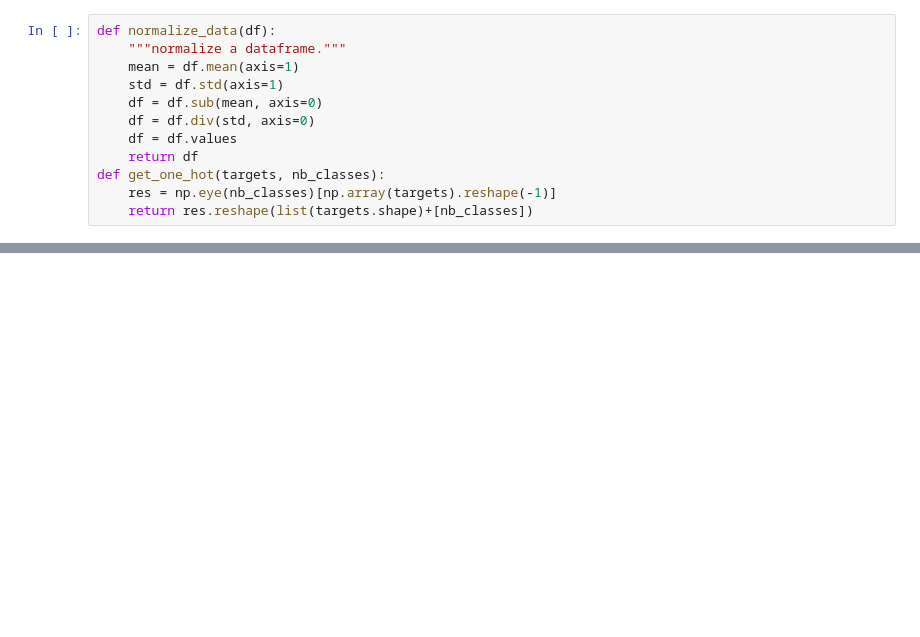
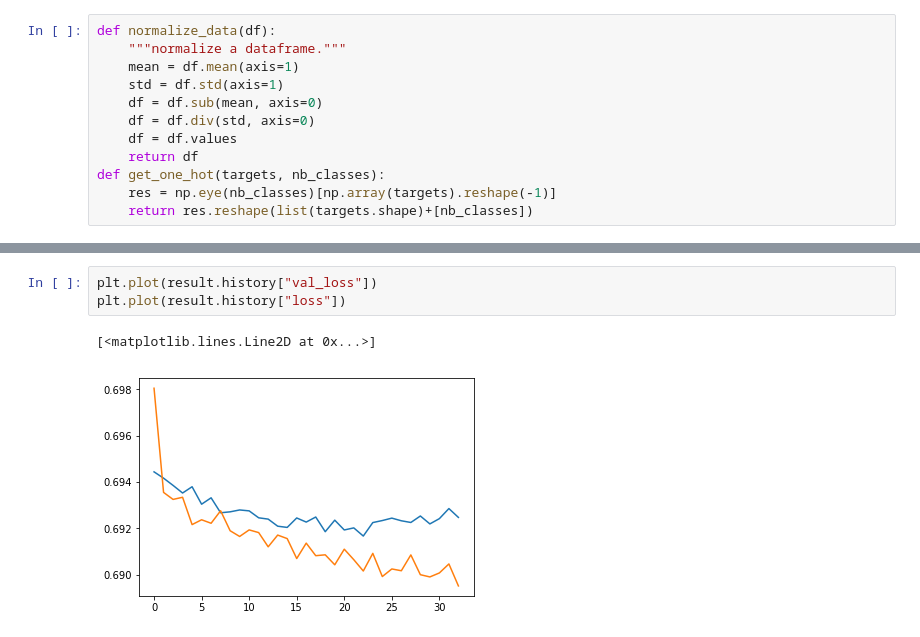
Before and after one commit to tqa236/LSTM_algo_trading, a Jupyter notebook: notebook/[Official] Long Short Term Memory.ipynb, the cells around one changed output, grey strips where cells are left out. Saved outputs shown, nothing was run; the diff lists cells and outputs as text; blank space fills up the shorter version.

```diff
--- a/notebook/[Official] Long Short Term Memory.ipynb
+++ b/notebook/[Official] Long Short Term Memory.ipynb
@@ -215,0 +229,6 @@ Epoch 1000/1000
+# %%
+plt.plot(result.history["val_loss"])
+plt.plot(result.history["loss"])
+# %% [output]
+[<matplotlib.lines.Line2D at 0x...>]
+[figure, added]
```
Also changed, not shown: parts of 22 cells of this notebook, 1 other file.
